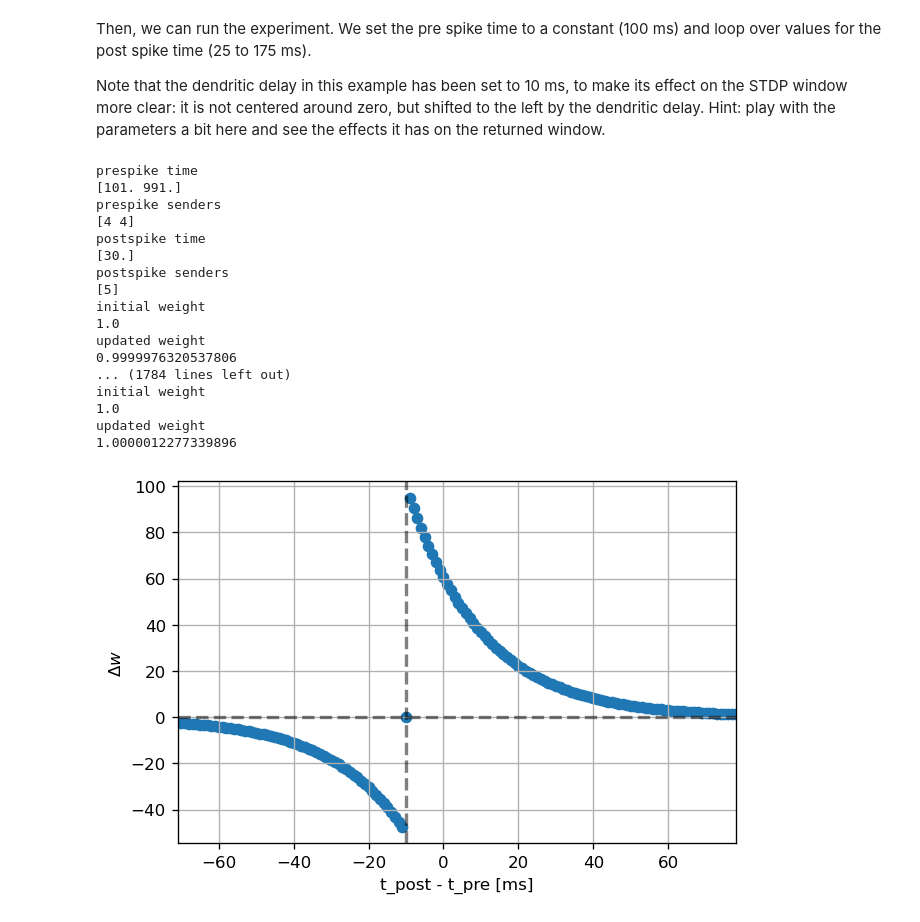
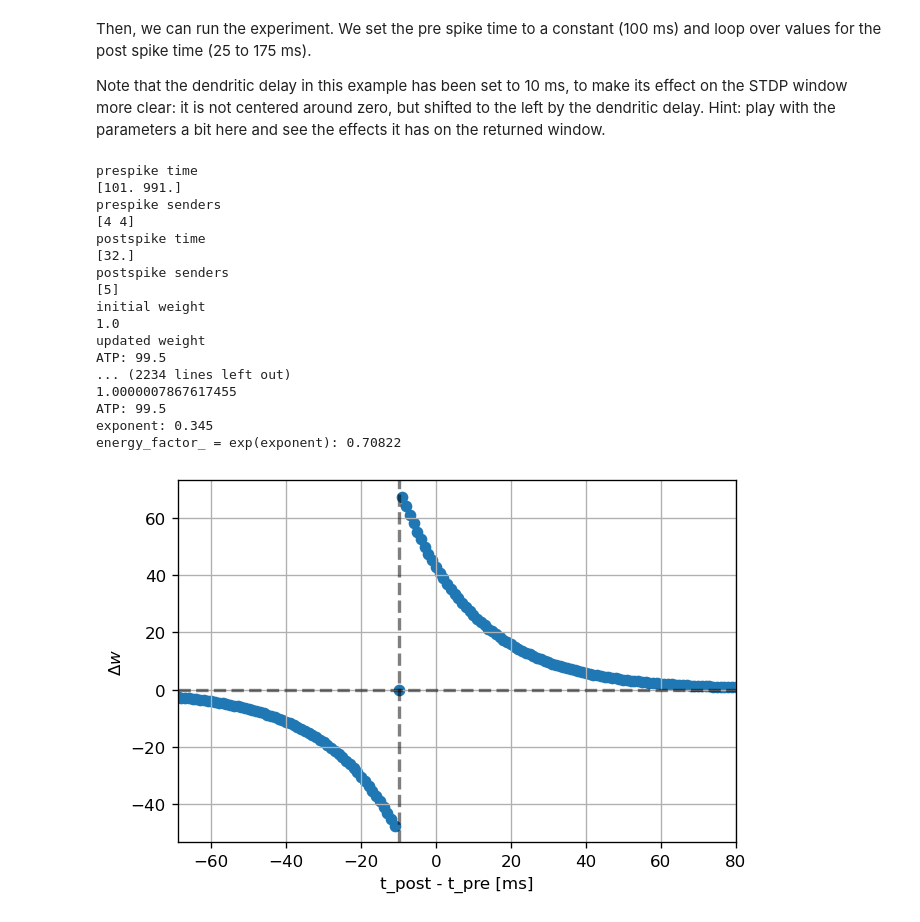
Before and after one commit to Wiss/nestml, a Jupyter notebook: ehp/three_factor_lr/ed_stdp_complete.ipynb, the cells around one changed output. Saved outputs shown, nothing was run; the diff lists cells and outputs as text; code cells hidden in the pictures.

Commit message:
include exponential effect on lambda controlled with eta
From here stdp is atp-dependent with "eta-sensibility".
$lambda(A) = lambda*exp(- eta*(1 - ATP/100))$

```diff
--- a/ehp/three_factor_lr/ed_stdp_complete.ipynb
+++ b/ehp/three_factor_lr/ed_stdp_complete.ipynb
@@ -296,9 +301,10 @@ def stdp_ATP(ATP = 100,
         w_all_ed.append(w)
     return w_all_ed, d_w_tot_ed
 # %%
+print(f" eta parameter: {eta}")
 plt.figure(figsize=(8, 5))
 # ed stdp
-ATP_LEVEL = 50
+ATP_LEVEL = 85
 w_all_ed, d_w_tot_ed = stdp_ATP(ATP=ATP_LEVEL, verbose=False)
 plt.plot(delta_t, d_w_tot_ed, "--")
 plt.plot(delta_t, d_w_tot_ed, "ob", label=f"ED. $ATP_\ell$={ATP_LEVEL}")
@@ -437,9 +446,10 @@ neuron_options = ["edlif_percent_mwe", # 0
                   "edlif_psc_alpha_percent", # 1
                   "iaf_psc_delta", # 2
                   "iaf_psc_alpha", # 3
-                  "edlif_psc_exp_percent"] # 4
+                  "edlif_psc_exp_percent", # 4
+                  "edlif_psc_alpha_percent_fixable_atp"] # 5
 
-neuron_idx = 1
+neuron_idx = 5
 neuron_model = neuron_options[neuron_idx]
 
 def generate_code_for(nestml_synapse_model: str):
@@ -588,6 +604,7 @@ def run_network(pre_spike_time, post_spike_time,
                           lmbda=1E-6,
                           sim_time=None,  # if None, computed from pre and post spike times
                           synapse_parameters=None,  # optional dictionary passed to the synapse
+                          neuron_parameters=None,
                           fname_snip=""):
 
     nest.set_verbosity("M_WARNING")
@@ -614,13 +631,16 @@ def run_network(pre_spike_time, post_spike_time,
     # create parrot neurons and connect spike_generators
     pre_neuron = nest.Create("parrot_neuron")
     post_neuron = nest.Create(neuron_model_name)
+    if neuron_parameters is not None:
+        for param, param_value in neuron_parameters.items():
+            post_neuron.set({param: param_value})
 
     spikedet_pre = nest.Create("spike_recorder")
     spikedet_post = nest.Create("spike_recorder")
     #mm = nest.Create("multimeter", params={"record_from" : ["V_m"]})
 
     nest.Connect(pre_sg, pre_neuron, "one_to_one", syn_spec={"delay": 1.})
-    nest.Connect(post_sg, post_neuron, "one_to_one", syn_spec={"delay": 1., "weight": 1599.})
+    nest.Connect(post_sg, post_neuron, "one_to_one", syn_spec={"delay": 1., "weight": 1209.}) #1599.
     nest.Connect(pre_neuron, post_neuron, "all_to_all", syn_spec={'synapse_model': 'stdp_nestml_rec'})
     #nest.Connect(mm, post_neuron)
 
@@ -632,6 +652,7 @@ def run_network(pre_spike_time, post_spike_time,
     if synapse_parameters is None:
         synapse_parameters = {}
     synapse_parameters.update({"lambda": lmbda})
+    synapse_parameters.update({"eta": eta})
     nest.SetStatus(syn, synapse_parameters)
 
     initial_weight = nest.GetStatus(syn)[0]["w"]
@@ -664,7 +685,7 @@ Then, we can run the experiment. We set the pre spike time to a constant (100 ms
 
 Note that the dendritic delay in this example has been set to 10 ms, to make its effect on the STDP window more clear: it is not centered around zero, but shifted to the left by the dendritic delay. Hint: play with the parameters a bit here and see the effects it has on the returned window.
 # %%
-def stdp_window(neuron_model_name, synapse_model_name, synapse_parameters=None):
+def stdp_window(neuron_model_name, synapse_model_name, synapse_parameters=None, neuron_parameters=None):
     sim_time = 1000.  # [ms]
     pre_spike_time = 100. #sim_time / 2  # [ms]
     delay = 10. # dendritic delay [ms]
@@ -678,6 +699,7 @@ def stdp_window(neuron_model_name, synapse_model_name, synapse_parameters=None):
                           resolution=1., # [ms]
                           delay=delay, # [ms]
                           synapse_parameters=synapse_parameters,
+                          neuron_parameters=neuron_parameters,
                           sim_time=sim_time)
         dt_vec.append(dt)
         dw_vec.append(dw)
@@ -704,30 +726,37 @@ def plot_stdp_window(dt_vec, dw_vec, delay):
     ax.plot((-delay, -delay), ylim, linestyle="--", color="black", linewidth=2, alpha=.5)
     ax.set_ylim(ylim)
 # %%
+fix_atp = 1  # 1 or 0
+initial_atp = 99.5
+eta = 69
 dt_vec, dw_vec, delay = stdp_window(neuron_model_name, synapse_model_name,
                                     synapse_parameters={"alpha": .5,
                                                        #"lambda": 0.005,
                                                        "mu_plus": 0,
-                                                       "mu_minus": 0
-                                                       })
+                                                       "mu_minus": 0,
+                                                       "eta": eta
+                                                       },
+                                   neuron_parameters={"ATP": initial_atp,
+                                                      "fix_atp": fix_atp
+                                                     })
 
 plot_stdp_window(dt_vec, dw_vec, delay)
 # %% [output]
 prespike time
 [101. 991.]
 prespike senders
 [4 4]
 postspike time
-[30.]
+[32.]
 postspike senders
 [5]
 initial weight
 1.0
 updated weight
-0.9999976320537806
-... (1784 lines left out)
-initial weight
-1.0
-updated weight
-1.0000012277339896
+ATP: 99.5
+... (2234 lines left out)
+1.0000007867617455
+ATP: 99.5
+exponent: 0.345
+energy_factor_ = exp(exponent): 0.70822
-[figure, old version]
+[figure, new version]
```
Also changed, not shown: parts of 5 cells of this notebook, 8 other files.
